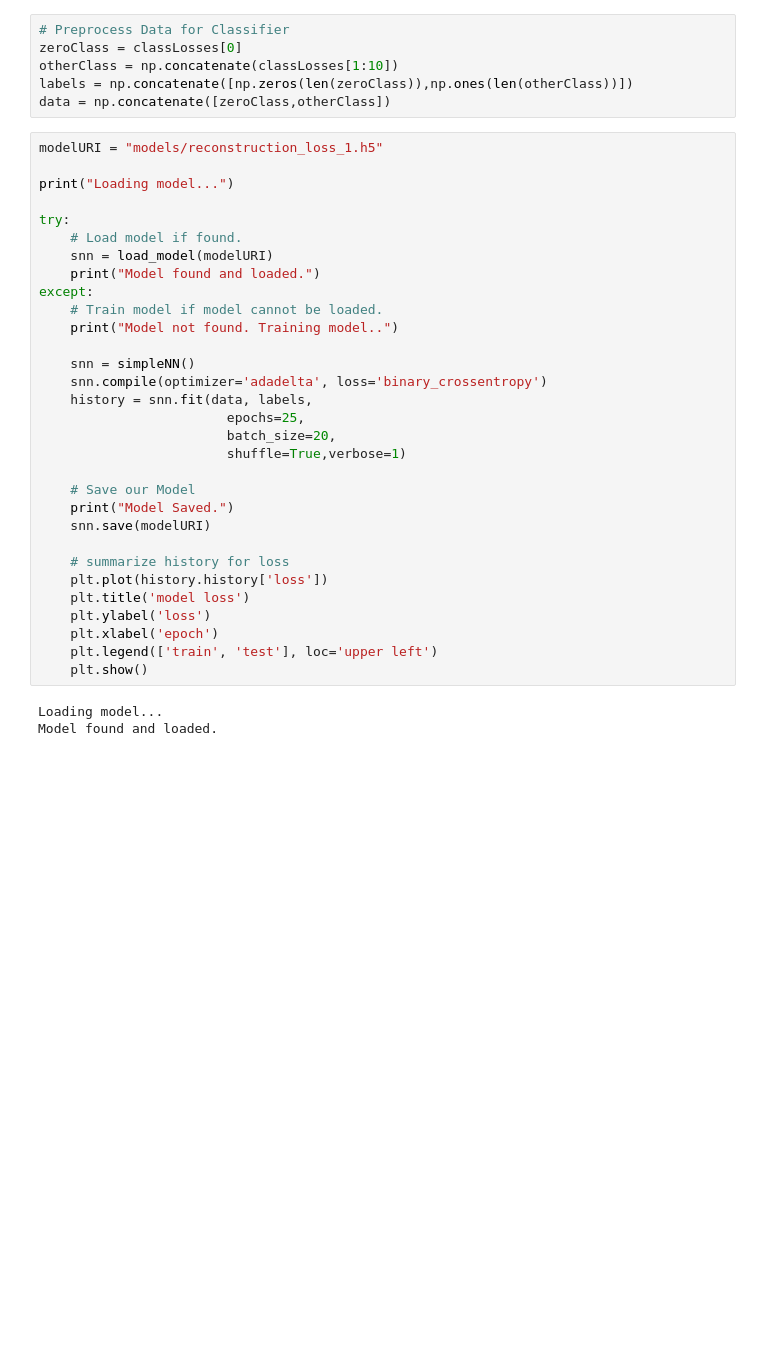
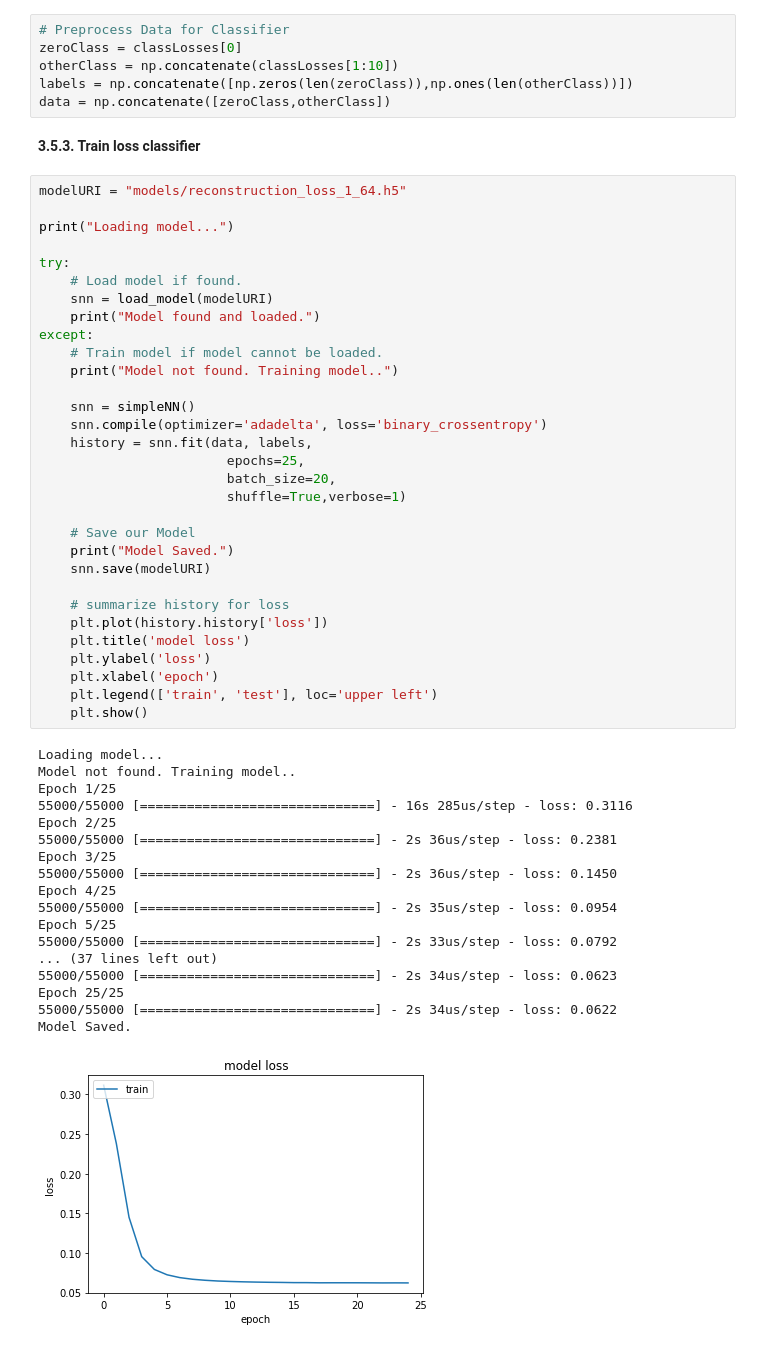
Before and after one commit to Andrewnetwork/DeepLearningInvestigations, a Jupyter notebook: MNIST/MNIST Autoencoder Experiments.ipynb, the cells around one changed output. Cells and saved outputs as stored; diff of their text form; blank space fills up the shorter version.

```diff
--- a/MNIST/MNIST Autoencoder Experiments.ipynb
+++ b/MNIST/MNIST Autoencoder Experiments.ipynb
@@ -234,37 +257,55 @@ zeroClass = classLosses[0]
 otherClass = np.concatenate(classLosses[1:10])
 labels = np.concatenate([np.zeros(len(zeroClass)),np.ones(len(otherClass))])
 data = np.concatenate([zeroClass,otherClass])
+# %% [markdown]
+**3.5.3. Train loss classifier**
 # %%
-modelURI = "models/reconstruction_loss_1.h5"
+modelURI = "models/reconstruction_loss_1_64.h5"
 
 print("Loading model...")
 
 try:
     # Load model if found.
     snn = load_model(modelURI)
     print("Model found and loaded.")
 except:
     # Train model if model cannot be loaded.
     print("Model not found. Training model..")
 
     snn = simpleNN()
     snn.compile(optimizer='adadelta', loss='binary_crossentropy')
     history = snn.fit(data, labels,
                         epochs=25,
                         batch_size=20,
                         shuffle=True,verbose=1)
 
     # Save our Model
     print("Model Saved.")
     snn.save(modelURI)
 
     # summarize history for loss
     plt.plot(history.history['loss'])
     plt.title('model loss')
     plt.ylabel('loss')
     plt.xlabel('epoch')
     plt.legend(['train', 'test'], loc='upper left')
     plt.show()
 # %% [output]
 Loading model...
-Model found and loaded.
+Model not found. Training model..
+Epoch 1/25
+55000/55000 [==============================] - 16s 285us/step - loss: 0.3116
+Epoch 2/25
+55000/55000 [==============================] - 2s 36us/step - loss: 0.2381
+Epoch 3/25
+55000/55000 [==============================] - 2s 36us/step - loss: 0.1450
+Epoch 4/25
+55000/55000 [==============================] - 2s 35us/step - loss: 0.0954
+Epoch 5/25
+55000/55000 [==============================] - 2s 33us/step - loss: 0.0792
+... (37 lines left out)
+55000/55000 [==============================] - 2s 34us/step - loss: 0.0623
+Epoch 25/25
+55000/55000 [==============================] - 2s 34us/step - loss: 0.0622
+Model Saved.
+[figure, added]
```
Also changed, not shown: parts of 21 cells of this notebook, 3 other files.
